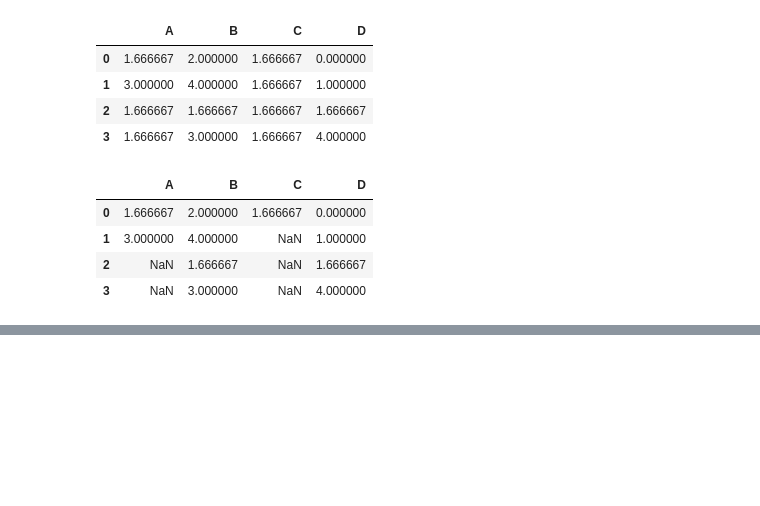
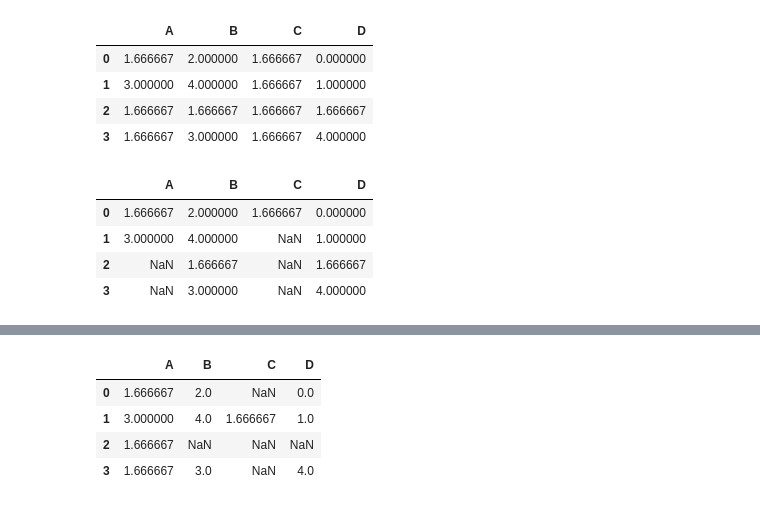
Before and after one commit to Choi-Juno/2026-BDA, a Jupyter notebook: 06w-dataframe.ipynb, the cells around one changed output, grey strips where cells are left out. Drawn from its saved outputs; the diff is of its cells as text; code cells hidden in the pictures; blank space fills up the shorter version.

```diff
--- a/06w-dataframe.ipynb
+++ b/06w-dataframe.ipynb
@@ -1370,0 +1377,8 @@ df.fillna(df.mean()['D'], limit=1, axis=0)
+# %%
+df.fillna(df.mean()['D'], limit=1, axis=1)
+# %% [output]
+|  | A | B | C | D |
+| 0 | 1.666667 | 2.0 | NaN | 0.0 |
+| 1 | 3.000000 | 4.0 | 1.666667 | 1.0 |
+| 2 | 1.666667 | NaN | NaN | NaN |
+| 3 | 1.666667 | 3.0 | NaN | 4.0 |
```
Also changed, not shown: parts of 1 cell of this notebook, 4 other files.
